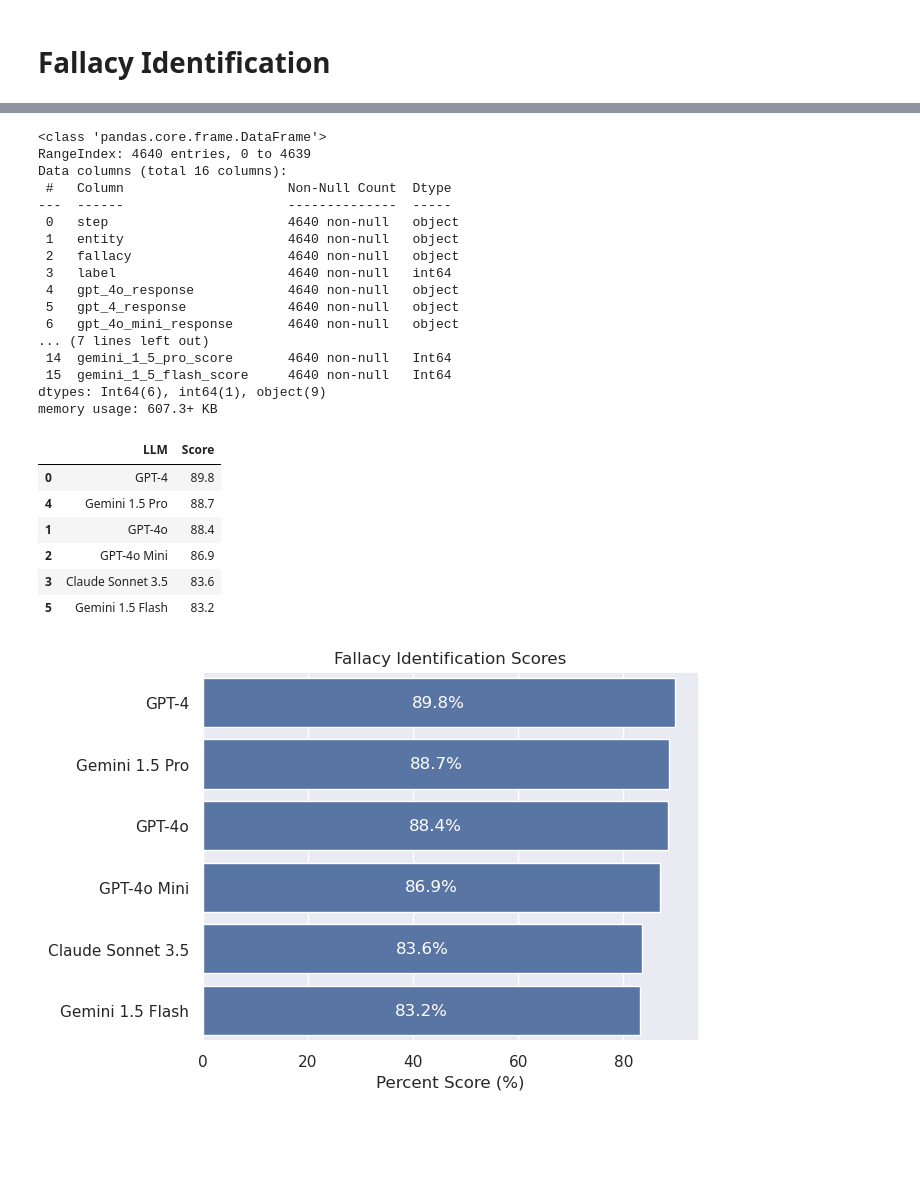
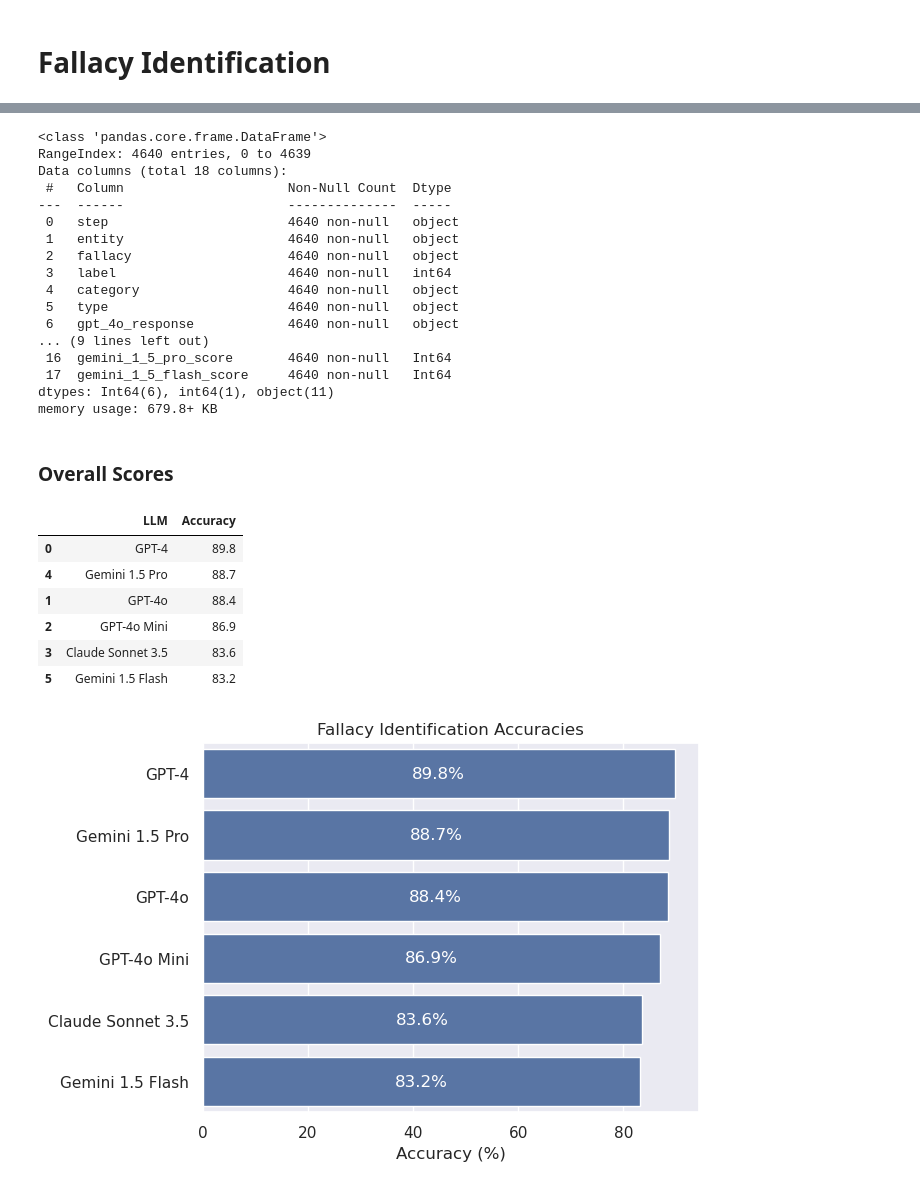
Before and after one commit to aimfeld/fallacy-detection, a Jupyter notebook: analysis.ipynb, the cells around one changed output, grey strips where cells are left out. Drawn from its saved outputs; the diff is of its cells as text; code cells hidden in the pictures; blank space fills up the shorter version.

Commit message:
grouped accuracies

```diff
--- a/analysis.ipynb
+++ b/analysis.ipynb
@@ -16,3 +15,3 @@ sns.set_theme()
 # %%
-df = get_fallacy_identification_df()
+df_fallacies = get_fallacy_identification_df()
 # %% [output]
@@ -31,29 +30,31 @@ df.head()
 # %%
-df.info()
+df_fallacies.info()
 # %% [output]
 <class 'pandas.core.frame.DataFrame'>
 RangeIndex: 4640 entries, 0 to 4639
-Data columns (total 16 columns):
+Data columns (total 18 columns):
  #   Column                     Non-Null Count  Dtype
 ---  ------                     --------------  -----
  0   step                       4640 non-null   object
  1   entity                     4640 non-null   object
  2   fallacy                    4640 non-null   object
  3   label                      4640 non-null   int64
- 4   gpt_4o_response            4640 non-null   object
- 5   gpt_4_response             4640 non-null   object
- 6   gpt_4o_mini_response       4640 non-null   object
-... (7 lines left out)
- 14  gemini_1_5_pro_score       4640 non-null   Int64
- 15  gemini_1_5_flash_score     4640 non-null   Int64
-dtypes: Int64(6), int64(1), object(9)
-memory usage: 607.3+ KB
+ 4   category                   4640 non-null   object
+ 5   type                       4640 non-null   object
+ 6   gpt_4o_response            4640 non-null   object
+... (9 lines left out)
+ 16  gemini_1_5_pro_score       4640 non-null   Int64
+ 17  gemini_1_5_flash_score     4640 non-null   Int64
+dtypes: Int64(6), int64(1), object(11)
+memory usage: 679.8+ KB
+# %% [markdown]
+### Overall Scores
 # %%
-df_scores = get_fallacy_identification_scores(df)
-df_scores = df_scores.sort_values('Score', ascending=False)
-df_scores
+df_accuracies = get_fallacy_identification_accuracies(df_fallacies)
+df_accuracies = df_accuracies.sort_values('Accuracy', ascending=False)
+df_accuracies
 # %% [output]
-|  | LLM | Score |
+|  | LLM | Accuracy |
 | 0 | GPT-4 | 89.8 |
 | 4 | Gemini 1.5 Pro | 88.7 |
 | 1 | GPT-4o | 88.4 |
@@ -61,15 +62,15 @@ df_scores
 | 3 | Claude Sonnet 3.5 | 83.6 |
 | 5 | Gemini 1.5 Flash | 83.2 |
 # %%
-ax = sns.barplot(x='Score', y='LLM', data=df_scores)
-plt.title('Fallacy Identification Scores')
-plt.xlabel('Percent Score (%)')
+ax = sns.barplot(x='Accuracy', y='LLM', data=df_accuracies)
+plt.title('Fallacy Identification Accuracies')
+plt.xlabel('Accuracy (%)')
 plt.ylabel('')
 
 # Add annotations inside the bars
-for i, v in enumerate(df_scores['Score']):
+for i, v in enumerate(df_accuracies['Accuracy']):
     ax.text(v/2, i, f'{v:.1f}%',  ha='center', va='center', color='white')
 
 plt.show()
 # %% [output]
-[figure, old version]
+[figure, new version]
```
Also changed, not shown: parts of 7 cells of this notebook, 2 other files.
